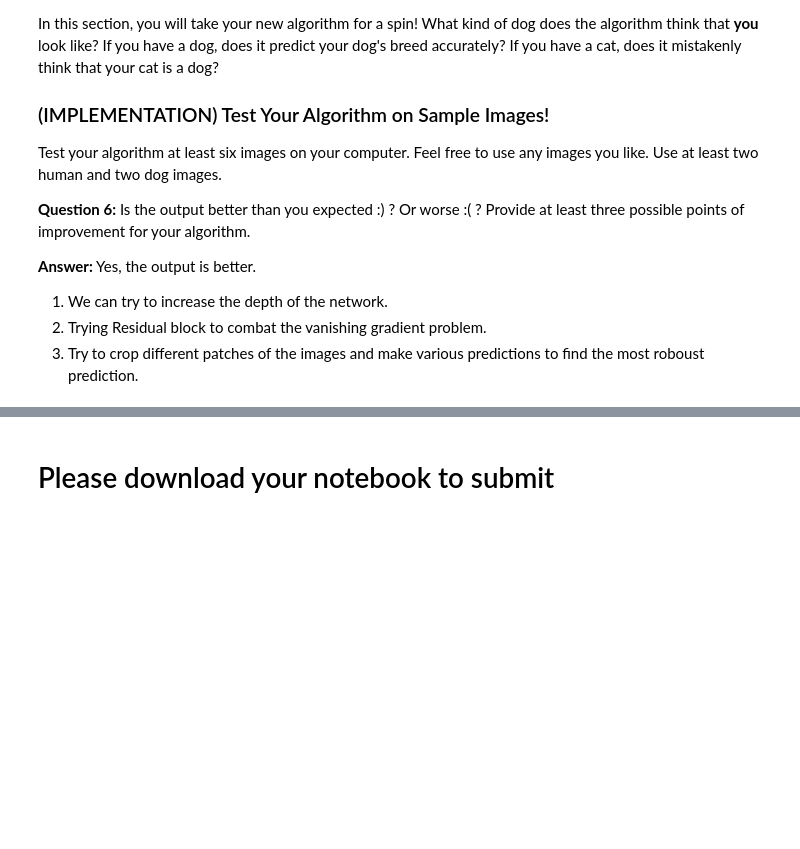
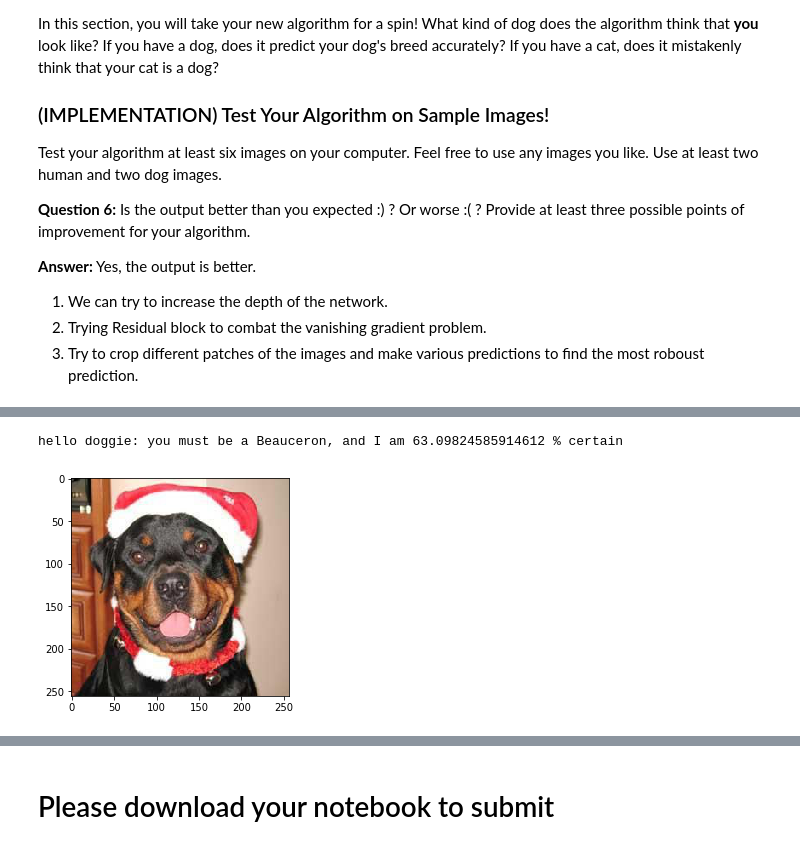
Before and after one commit to mzhejiayu/Udacity-MachineLearning, a Jupyter notebook: Dog_apps/dog_app.ipynb, the cells around one changed output, grey strips where cells are left out. Saved outputs shown, nothing was run; the diff lists cells and outputs as text; code cells hidden in the pictures; blank space fills up the shorter version.

```diff
--- a/Dog_apps/dog_app.ipynb
+++ b/Dog_apps/dog_app.ipynb
@@ -819,0 +812,5 @@ hello doggie: you must be a Bull_terrier, am i right?
+# %%
+detect_human_breed('./images/rottweiler.jpg')
+# %% [output]
+hello doggie: you must be a Beauceron, and I am 63.09824585914612 % certain
+[figure, added]
```
Also changed, not shown: parts of 18 cells of this notebook, 2 other files.
